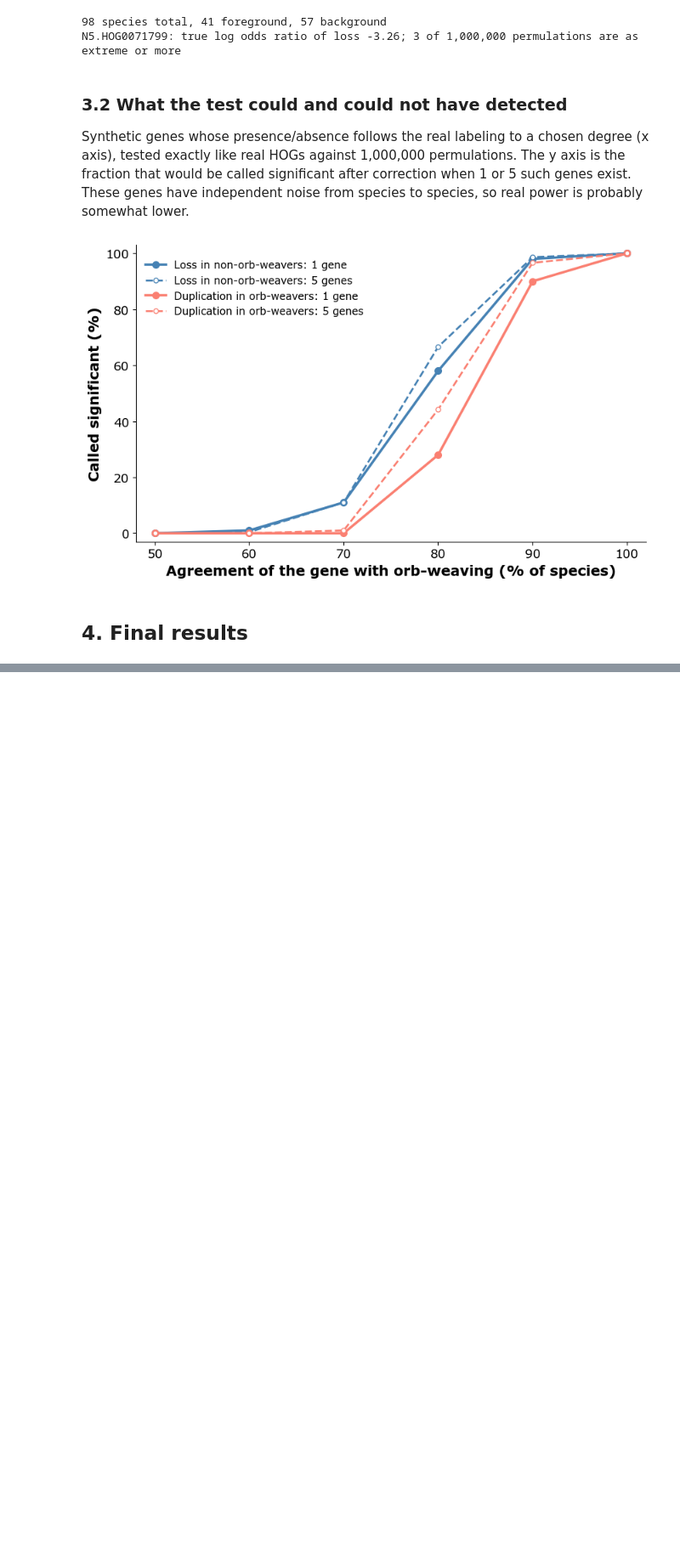
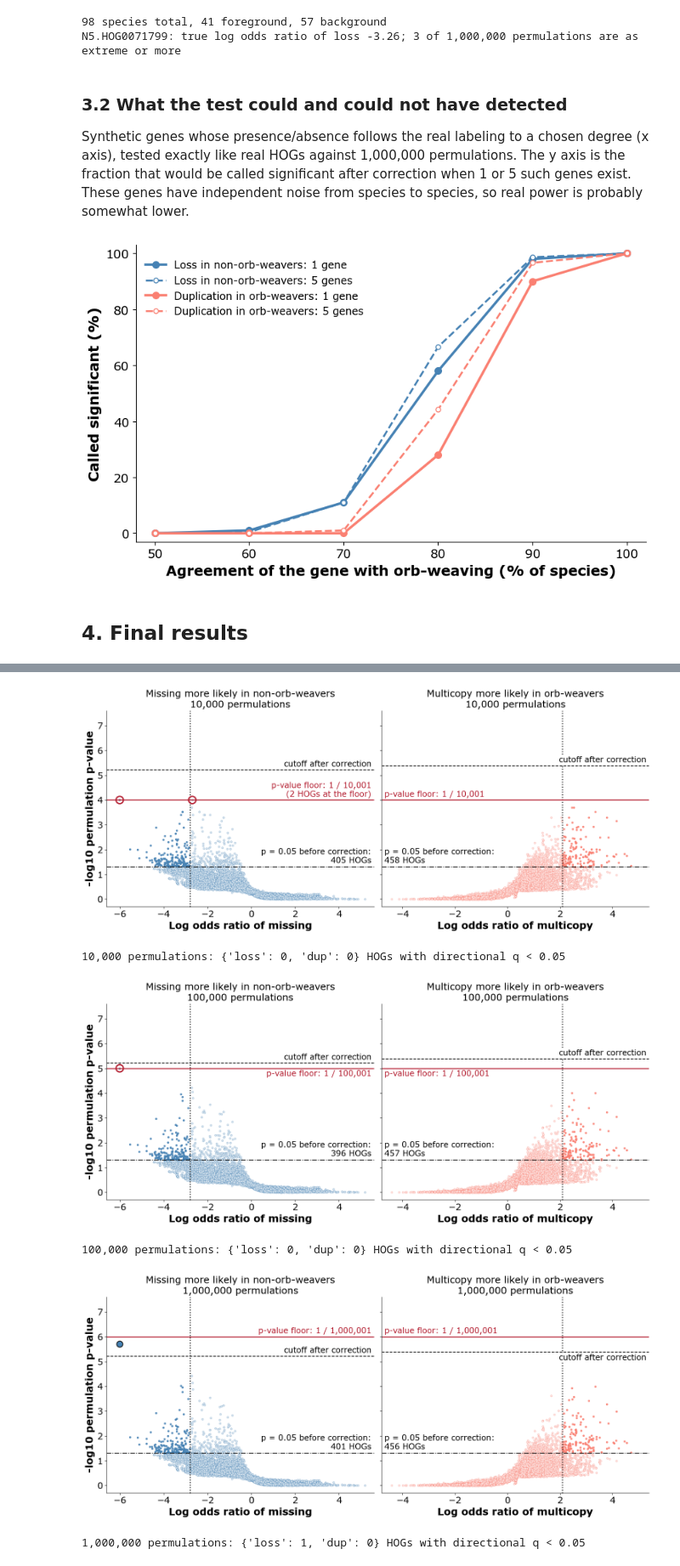
Before and after one commit to GordusLab/orb-selection, a Jupyter notebook: scripts/07_figures_tables/Odds Ratio Test Plots.ipynb, the cells around one changed output, grey strips where cells are left out. Shown at 85% size. Cells and saved outputs as stored; diff of their text form; code cells hidden in the pictures; blank space fills up the shorter version.

```diff
--- a/scripts/07_figures_tables/Odds Ratio Test Plots.ipynb
+++ b/scripts/07_figures_tables/Odds Ratio Test Plots.ipynb
@@ -545,12 +621,18 @@ Every tested HOG for the two pre-specified hypotheses: loss more likely in non-o
 # %%
 %autoreload 2
-# Final volcano plots: 10,000, 100,000 and 1,000,000 permulations as analysed, and 1,000,000 with the suspect samples (flagged cells, strong + moderate) treated as missing in their HOG
+# Final volcano plots: 10,000, 100,000 and 1,000,000 permulations, all with the suspect samples (flagged cells, strong + moderate) treated as missing in their HOG.
+# The three runs use nested permulation sets (the first 10,000 and 100,000 rows of the 1,000,000-row file).
 nov_dir = os.path.join(repo_root, "results/odds_ratio_test/Results_Nov02")
 ort_1M_flagged_dir = os.path.join(nov_dir, "Run5_occ_30-88_1000000x_1M_flags_strong_moderate")
-ort_100k_dir = os.path.join(nov_dir, "Run1_occ_30-88_100000x_100k_addone_alpha025")
-ort_10k_dir = os.path.join(nov_dir, "Run1_occ_30-88_10000x_addone_alpha025")
+nov17_dir = os.path.join(repo_root, "results/odds_ratio_test/Results_Nov17")
+ort_100k_flagged_dir = os.path.join(nov17_dir, "Run2_occ_30-88_100000x_100k_flags_strong_moderate")
+ort_10k_flagged_dir = os.path.join(nov17_dir, "Run1_occ_30-88_10000x_10k_flags_strong_moderate")
 
-def results_two_directions(run_dir, filename, highlight=HOG):
+LIGHT_COL = {"loss": "#E0EAF2", "dup": "#FEE9E7"}                      # light steelblue / light salmon, as in the UpSet figures
+
+from matplotlib.colors import to_rgba
+
+def results_two_directions(run_dir, filename):
     import re
     res = pd.read_csv(os.path.join(run_dir, "results_all.csv"), index_col="HOG")
     # the run's own cutoffs on the log odds ratio (alpha = 0.05 from the null), from its summary file
@@ -565,54 +647,58 @@ def results_two_directions(run_dir, filename, highlight=HOG):
         ("loss", res.loc[q_loss.notna()], "Log odds ratio of loss", "P-value loss more likely in bg", COL_BG, "Missing more likely in non-orb-weavers", q_loss),
         ("dup", res.loc[q_dup.notna()], "Log odds ratio of duplication", "P-value duplication more likely in fg", COL_FG, "Multicopy more likely in orb-weavers", q_dup),
     ]
     fig, axs = plt.subplots(1, 2, figsize=(15, 6.6), sharey=True)
     for ax, (key, d, xcol, pcol, color, title, q) in zip(axs, panels):
         x, y = d[xcol].to_numpy(), -np.log10(d[pcol].to_numpy())
         side_cut = cut[key][0] if key == "loss" else cut[key][1]            # only the pre-specified direction: lower cutoff for loss, upper for duplication
         beyond = (x < side_cut) if key == "loss" else (x > side_cut)
-        ax.scatter(x[~beyond], y[~beyond], s=12, facecolor=HIST_FILL, edgecolor=HIST_EDGE, linewidths=0.6, rasterized=True)       # same purple as the histogram
-        ax.scatter(x[beyond], y[beyond], s=14, color=color, alpha=0.75, linewidths=0, rasterized=True)
+        sig_corner = beyond & (d[pcol].to_numpy() <= 0.05)                 # significant corner: past the old cutoff on the log odds ratio AND empirical p <= 0.05 (before correction)
+        ax.scatter(x[~sig_corner], y[~sig_corner], s=12, facecolor=LIGHT_COL[key], edgecolor=to_rgba(color, 0.55), linewidths=0.6, rasterized=True)     # light version of the panel colour
+        ax.scatter(x[sig_corner], y[sig_corner], s=16, color=color, alpha=0.9, linewidths=0, rasterized=True)                                          # dark version (steelblue / salmon)
         ax.axvline(side_cut, color="black", ls=":", lw=1.8)
-        ax.text(0.5, 0.99, f"{int(beyond.sum()):,} HOGs beyond\nthe old cutoff", transform=ax.transAxes, fontsize=15, ha="center", va="top")
         thr = 0.05 / len(d)
         ax.axhline(-np.log10(thr), color="black", ls="--", lw=1.4)
-        ax.text(0.99, -np.log10(thr) + 0.07, "cutoff after correction", transform=ax.get_yaxis_transform(), fontsize=15, va="bottom", ha="right", bbox=dict(fc="white", ec="none", pad=1.5))
-        top = -np.log10(1 / (n_perm + 1)); best_q = min(1.0, len(d) / (n_perm + 1))        # highest point a HOG can reach, and the q a lone HOG there gets
-        k_top = int((d[pcol].to_numpy() <= 1 / (n_perm + 1) + 1e-12).sum())                  # HOGs actually on the line: ties share a BH rank, so they get a lower q
-        if k_top: best_q = min(1.0, best_q / k_top)
-        ax.axhline(top, color="#b2182b", ls="-", lw=1.8)
-        ax.text(0.99 if key == "loss" else 0.01, (top - 0.08 if 0 < -np.log10(thr) - top < 1 else top + 0.07), f"minimum possible q-value: {best_q:{'.2g' if best_q < 0.1 else '.3g'}}", transform=ax.get_yaxis_transform(),
-                fontsize=14, va="top" if 0 < -np.log10(thr) - top < 1 else "bottom", ha="right" if key == "loss" else "left", color="#b2182b", bbox=dict(fc="white", ec="none", pad=1.5))
+        floor_y = -np.log10(1 / (n_perm + 1))                                                                 # height of the p-value floor line (defined below)
+        cut_below = 0 < floor_y + 0.3 - -np.log10(thr) < 1.0 and floor_y > -np.log10(thr)             # floor line just above the correction line: put this label under its line
+        ax.text(0.99 if key == "loss" else 0.99, -np.log10(thr) + (-0.07 if cut_below else 0.07), "cutoff after correction", transform=ax.get_yaxis_transform(), fontsize=15, va="top" if cut_below else "bottom", ha="right", bbox=dict(fc="white", ec="none", pad=1.5))
+        # p-value floor: the smallest p-value any HOG can get with this many permulations is 1 / (permulations + 1), the same height in both panels.
+        top = -np.log10(1 / (n_perm + 1))
+        at_floor = d[pcol].to_numpy() <= 1 / (n_perm + 1) + 1e-12
+        ax.axhline(top, color="#b2182b", ls="-", lw=1.8, zorder=2)
+        floor_below = 0 < -np.log10(thr) - top < 0.6                                         # floor line just under the correction line: label goes under the floor line
+        ax.text(0.99 if key == "loss" else 0.01, top + (-0.07 if floor_below else 0.07),
+                f"p-value floor: 1 / {n_perm + 1:,}" + (f"\n({int(at_floor.sum())} HOGs at the floor)" if at_floor.sum() > 1 else ""),
+                transform=ax.get_yaxis_transform(), fontsize=15, va="top" if floor_below else "bottom", ha="right" if key == "loss" else "left", linespacing=1.15, color="#b2182b", bbox=dict(fc="white", ec="none", pad=1.5))
+        if at_floor.any():
+            ax.scatter(x[at_floor], y[at_floor], s=190, facecolor="none", edgecolors="#b2182b", linewidths=2.4, zorder=5)      # HOGs at the floor are ringed so they stay visible on the line
         n_unc = int((d[pcol] <= 0.05).sum())          # HOGs passing the uncorrected one-sided p < 0.05
         ax.axhline(-np.log10(0.05), color="black", ls="-.", lw=1.4)
         # two-line label, placed on the side of the panel where there are no points just above the line
         side_right = key == "loss"
         ax.text(0.99 if side_right else 0.01, -np.log10(0.05) + 0.1, f"p = 0.05 before correction:\n{n_unc:,} HOGs", transform=ax.get_yaxis_transform(),
                 fontsize=15, va="bottom", ha="right" if side_right else "left", linespacing=1.15, bbox=dict(fc="white", ec="none", pad=1.5))
         sig = (q.loc[d.index] < 0.05).to_numpy()
         ax.scatter(x[sig], y[sig], s=130, color=color, edgecolors="black", linewidths=1.4, zorder=4)
-        if key == "loss" and highlight in d.index:      # the candidate HOG is always marked in the loss panel, significant or not
-            i = list(d.index).index(highlight)
-            if not sig[i]:
-                ax.scatter(x[i], y[i], s=130, color=color, edgecolors="black", linewidths=1.4, zorder=4)
-            if True:
-                room_left = x[i] - 3.0 > -6.6                                  # label above and to the left of the point if there is room, otherwise above and to the right
-                ax.annotate(f"{highlight.replace('N5.', '')}\nq = {q.loc[highlight]:.3f}", xy=(x[i], y[i]), xytext=(x[i] - 0.3 if room_left else x[i] + 0.4, (top + 0.8 if y[i] + 0.3 < top < y[i] + 0.95 + 0.05 else y[i] + 0.95)),
-                            fontsize=17, ha="right" if room_left else "left", va="top", bbox=dict(fc="white", ec="none", pad=1.5), arrowprops=dict(arrowstyle="-", color="0.4", lw=1.2))
         ax.set_xlim(-6.6, 5.6) if key == "loss" else ax.set_xlim(-4.8, 5.4)   # same x range in every version
         ax.set_xlabel(xcol.replace("loss", "missing").replace("duplication", "multicopy"), fontsize=19, fontweight="bold")
         ax.set_title(f"{title}\n{n_perm:,} permulations", fontsize=18)
         ax.tick_params(labelsize=17)
         for side in ("top", "right"):
             ax.spines[side].set_visible(False)
     axs[0].set_ylabel("-log10 permulation p-value", fontsize=19, fontweight="bold")
-    axs[0].set_ylim(-0.3, 7.0)
+    axs[0].set_ylim(-0.3, 7.6)
     plt.tight_layout()
-    save(filename)
+    save(filename, transparent=False)
     plt.show()
     return {k: int((q < 0.05).sum()) for k, q in (("loss", q_loss), ("dup", q_dup))}
 
-print("10,000 permulations, as analysed:", results_two_directions(ort_10k_dir, "5a_results_two_directions_10k.png"), "HOGs with directional q < 0.05")
-print("100,000 permulations, as analysed:", results_two_directions(ort_100k_dir, "5a_results_two_directions_100k.png"), "HOGs with directional q < 0.05")
-print("1,000,000 permulations, as analysed:", results_two_directions(ort_1M_dir, "5a_results_two_directions.png"), "HOGs with directional q < 0.05")
-print("1,000,000 permulations, suspect samples removed:", results_two_directions(ort_1M_flagged_dir, "5b_results_two_directions_contamination_removed.png"), "HOGs with directional q < 0.05")
+print("10,000 permulations:", results_two_directions(ort_10k_flagged_dir, "5_volcano_10k.png"), "HOGs with directional q < 0.05")
+print("100,000 permulations:", results_two_directions(ort_100k_flagged_dir, "5_volcano_100k.png"), "HOGs with directional q < 0.05")
+print("1,000,000 permulations:", results_two_directions(ort_1M_flagged_dir, "5_volcano_1M.png"), "HOGs with directional q < 0.05")
+# %% [output]
+[figure, added]
+10,000 permulations: {'loss': 0, 'dup': 0} HOGs with directional q < 0.05
+[figure, added]
+100,000 permulations: {'loss': 0, 'dup': 0} HOGs with directional q < 0.05
+[figure, added]
+1,000,000 permulations: {'loss': 1, 'dup': 0} HOGs with directional q < 0.05
```
Also changed, not shown: parts of 8 cells of this notebook, 17 other files.
